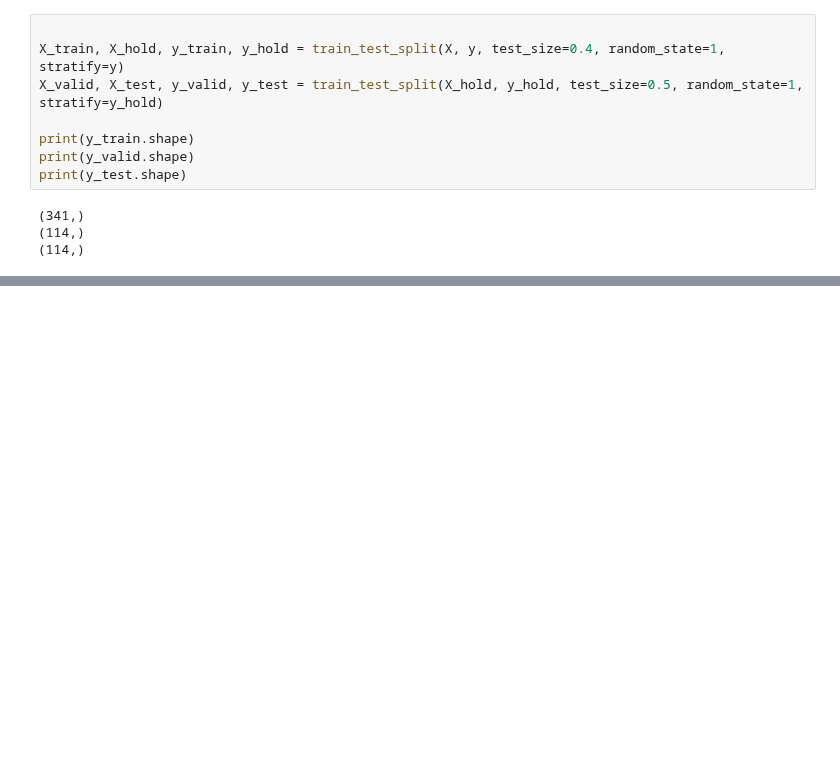
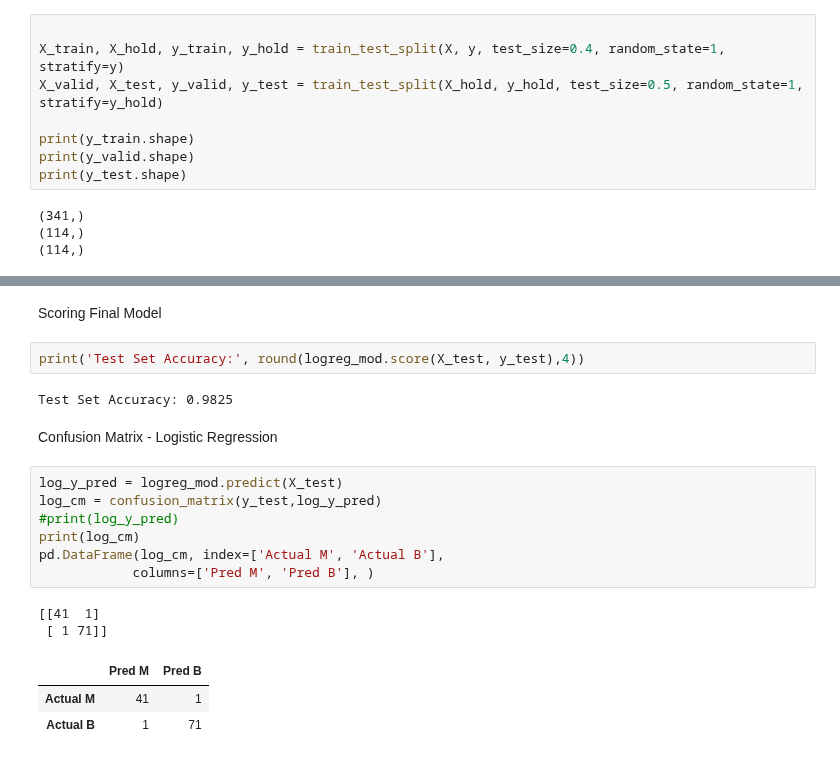
Before and after one commit to kailiwheeler/dsa425, a Jupyter notebook: projects/confusion matrix/cancer.ipynb, the cells around one changed output, grey strips where cells are left out. Cells and saved outputs as stored; diff of their text form; blank space fills up the shorter version.

```diff
--- a/projects/confusion matrix/cancer.ipynb
+++ b/projects/confusion matrix/cancer.ipynb
@@ -35,0 +139,21 @@ InvalidParameterError: The 'penalty' parameter of LogisticRegression must be a s
+# %% [markdown]
+Scoring Final Model
+# %%
+print('Test Set Accuracy:', round(logreg_mod.score(X_test, y_test),4))
+# %% [output]
+Test Set Accuracy: 0.9825
+# %% [markdown]
+Confusion Matrix - Logistic Regression
+# %%
+log_y_pred = logreg_mod.predict(X_test)
+log_cm = confusion_matrix(y_test,log_y_pred)
+#print(log_y_pred)
+print(log_cm)
+pd.DataFrame(log_cm, index=['Actual M', 'Actual B'],
+            columns=['Pred M', 'Pred B'], )
+# %% [output]
+[[41  1]
+ [ 1 71]]
+|  | Pred M | Pred B |
+| Actual M | 41 | 1 |
+| Actual B | 1 | 71 |
```
Also changed, not shown: parts of 23 cells of this notebook, 1 other file.
